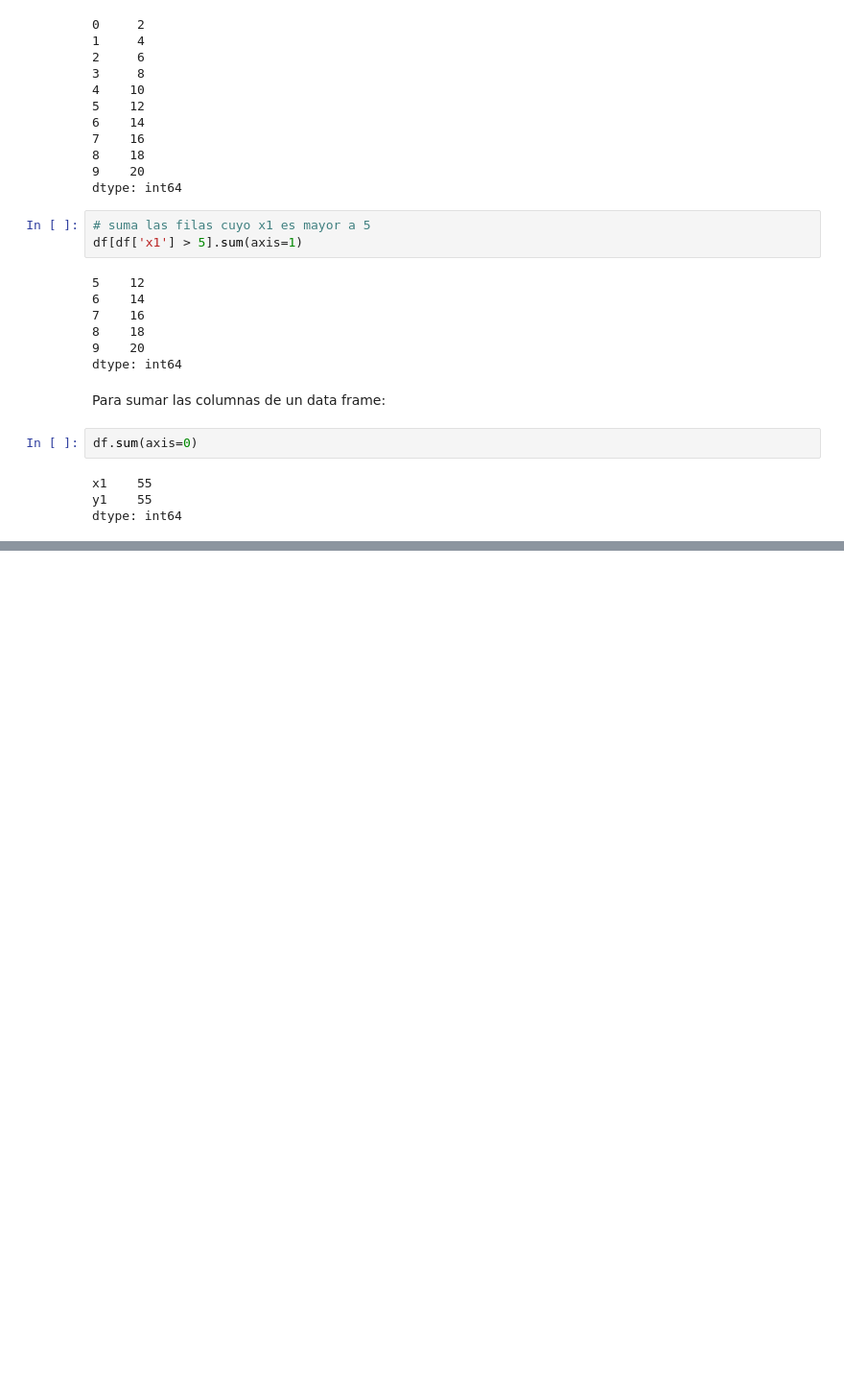
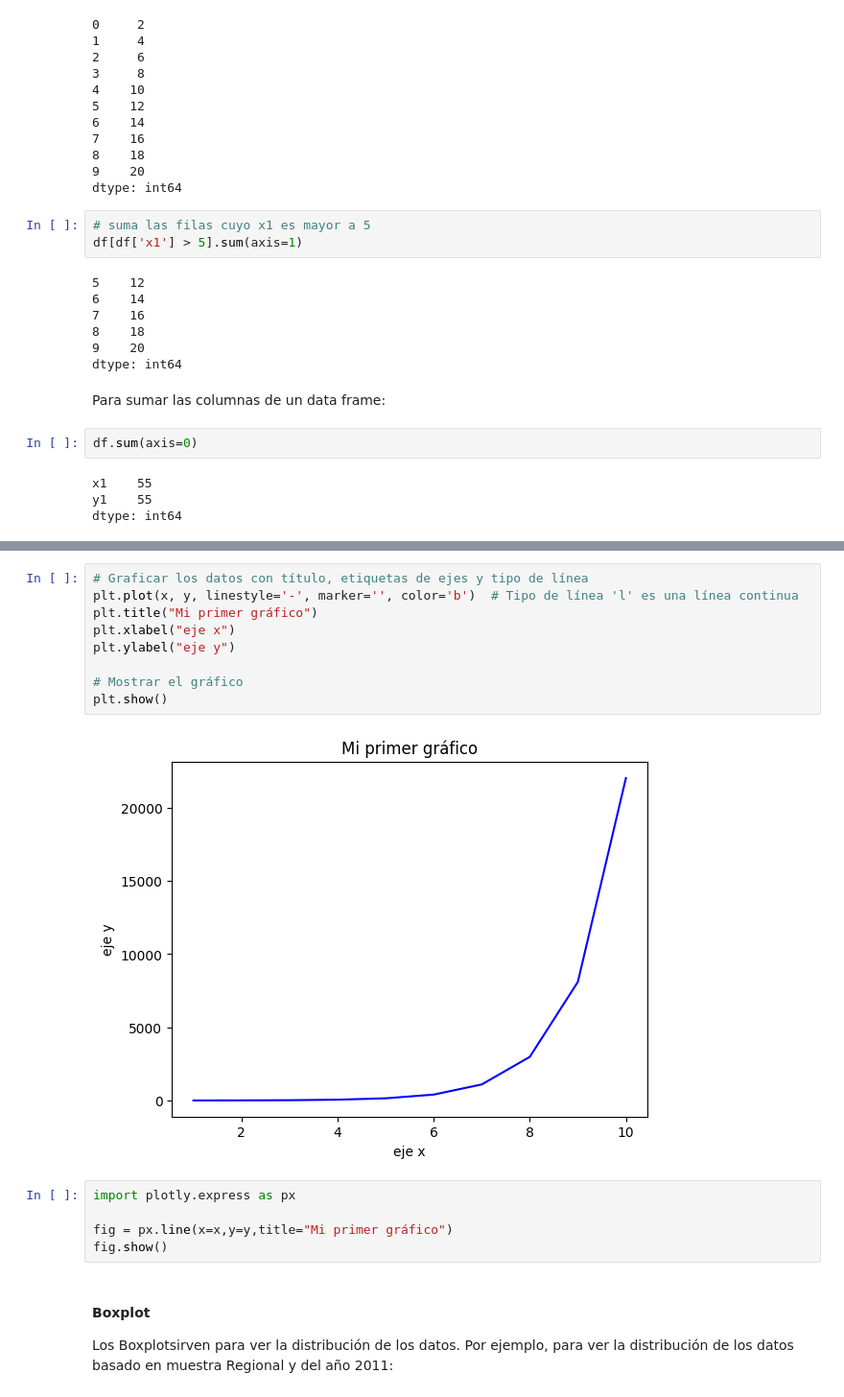
Before and after one commit to mzambrano1/mineria2024, a Jupyter notebook: Tutorial_1 (1)/tutorial1.ipynb, the cells around one changed output, grey strips where cells are left out. Shown at 96% size. Drawn from its saved outputs; the diff is of its cells as text; blank space fills up the shorter version.

```diff
--- a/Tutorial_1 (1)/tutorial1.ipynb
+++ b/Tutorial_1 (1)/tutorial1.ipynb
@@ -621,0 +728,20 @@ dtype: int64
+# %%
+# Graficar los datos con título, etiquetas de ejes y tipo de línea
+plt.plot(x, y, linestyle='-', marker='', color='b')  # Tipo de línea 'l' es una línea continua
+plt.title("Mi primer gráfico")
+plt.xlabel("eje x")
+plt.ylabel("eje y")
+
+# Mostrar el gráfico
+plt.show()
+# %% [output]
+[figure, added]
+# %%
+import plotly.express as px
+
+fig = px.line(x=x,y=y,title="Mi primer gráfico")
+fig.show()
+# %% [markdown]
+#### Boxplot
+
+Los Boxplotsirven para ver la distribución de los datos. Por ejemplo, para ver la distribución de los datos basado en muestra Regional y del año 2011:
```
Also changed, not shown: parts of 24 cells of this notebook.
